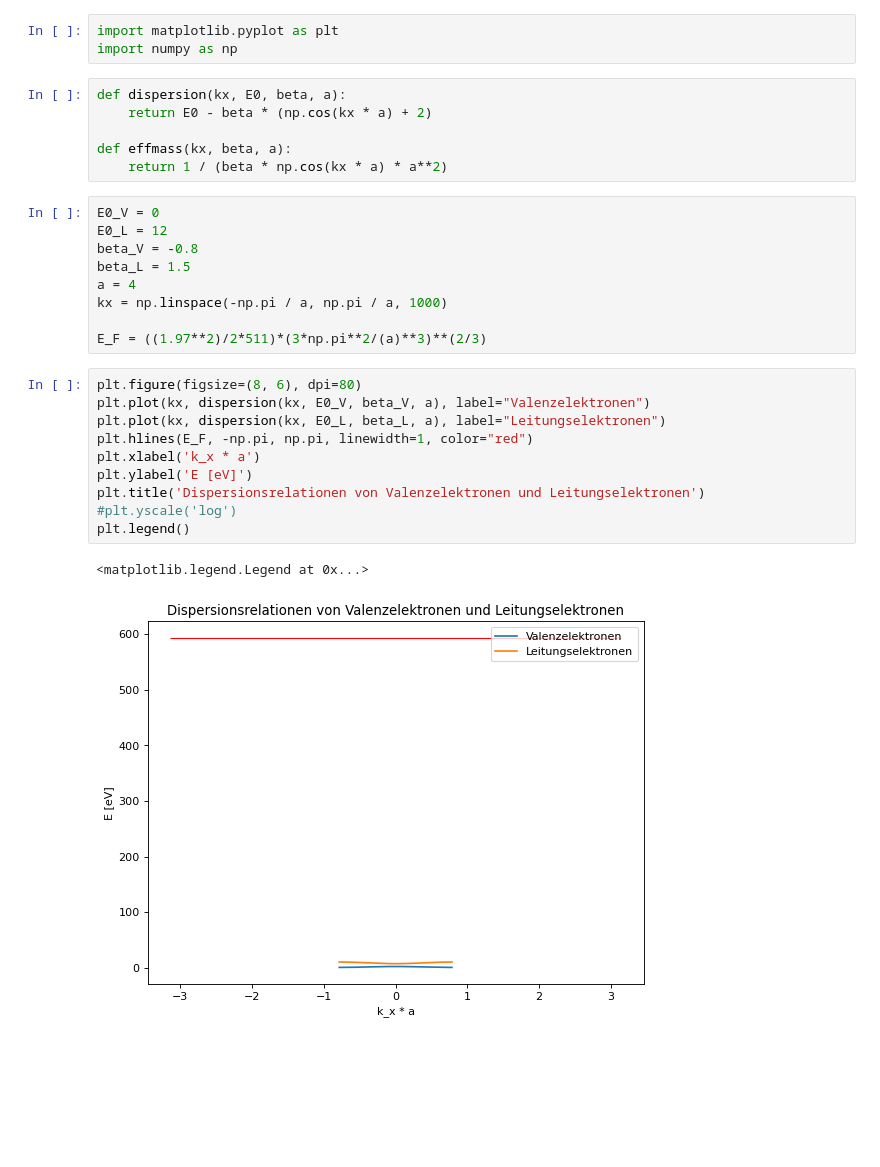
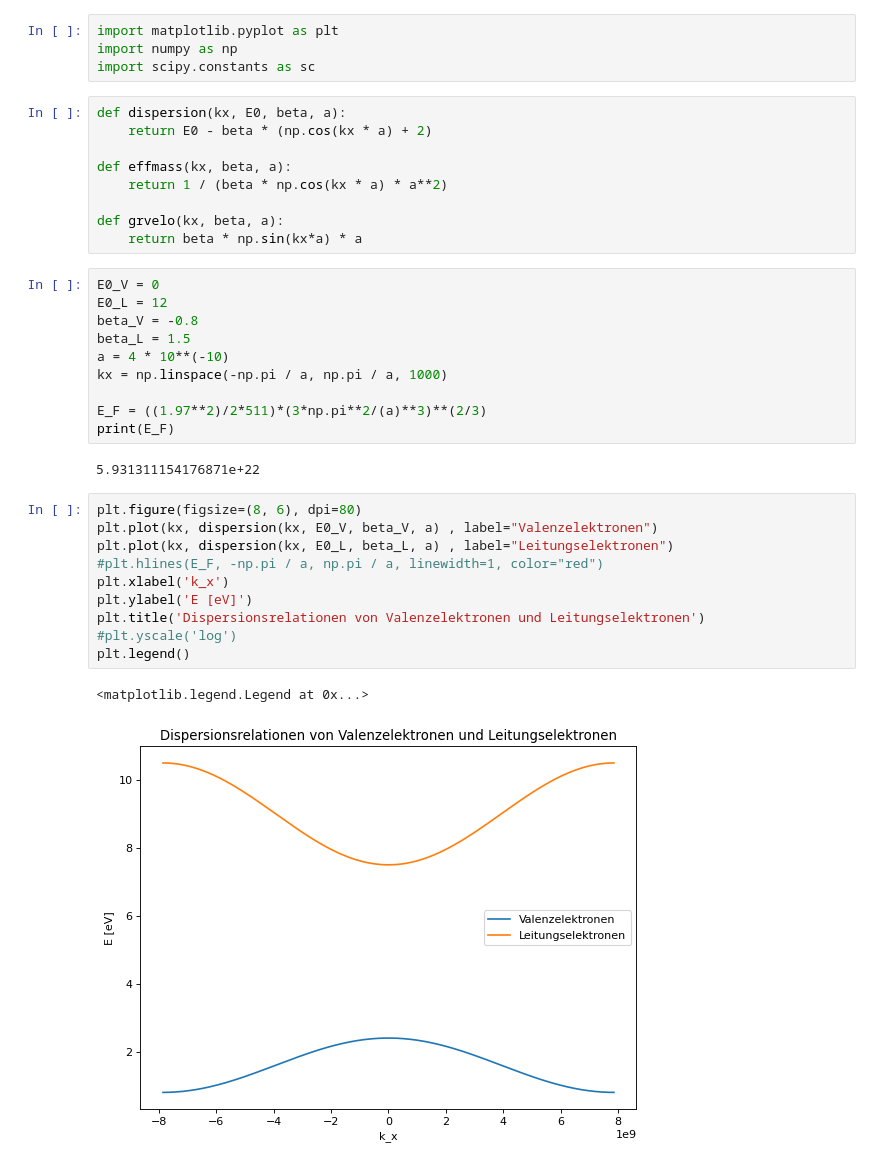
Before and after one commit to fexfl/PEP, a Jupyter notebook: PEP5.10.2 Bändermodell.ipynb, the cells around one changed output. Cells and saved outputs as stored; diff of their text form; blank space fills up the shorter version.

```diff
--- a/PEP5.10.2 Bändermodell.ipynb
+++ b/PEP5.10.2 Bändermodell.ipynb
@@ -1,34 +1,41 @@
 # %%
 import matplotlib.pyplot as plt
 import numpy as np
+import scipy.constants as sc
 # %%
 def dispersion(kx, E0, beta, a):
     return E0 - beta * (np.cos(kx * a) + 2)
 
 def effmass(kx, beta, a):
     return 1 / (beta * np.cos(kx * a) * a**2)
+
+def grvelo(kx, beta, a):
+    return beta * np.sin(kx*a) * a
 # %%
 E0_V = 0
 E0_L = 12
 beta_V = -0.8
 beta_L = 1.5
-a = 4
+a = 4 * 10**(-10)
 kx = np.linspace(-np.pi / a, np.pi / a, 1000)
 
 E_F = ((1.97**2)/2*511)*(3*np.pi**2/(a)**3)**(2/3)
+print(E_F)
+# %% [output]
+5.931311154176871e+22
 # %%
 plt.figure(figsize=(8, 6), dpi=80)
-plt.plot(kx, dispersion(kx, E0_V, beta_V, a), label="Valenzelektronen")
-plt.plot(kx, dispersion(kx, E0_L, beta_L, a), label="Leitungselektronen")
-plt.hlines(E_F, -np.pi, np.pi, linewidth=1, color="red")
-plt.xlabel('k_x * a')
+plt.plot(kx, dispersion(kx, E0_V, beta_V, a) , label="Valenzelektronen")
+plt.plot(kx, dispersion(kx, E0_L, beta_L, a) , label="Leitungselektronen")
+#plt.hlines(E_F, -np.pi / a, np.pi / a, linewidth=1, color="red")
+plt.xlabel('k_x')
 plt.ylabel('E [eV]')
 plt.title('Dispersionsrelationen von Valenzelektronen und Leitungselektronen')
 #plt.yscale('log')
 plt.legend()
 # %% [output]
 <matplotlib.legend.Legend at 0x...>
-[figure, old version]
+[figure, new version]
 # %%
 plt.figure(figsize=(8, 6), dpi=80)
 plt.plot(kx, effmass(kx, beta_V, a), label="Effektive Masse der Valenzelektronen")
```
Also changed, not shown: parts of 3 cells of this notebook.
